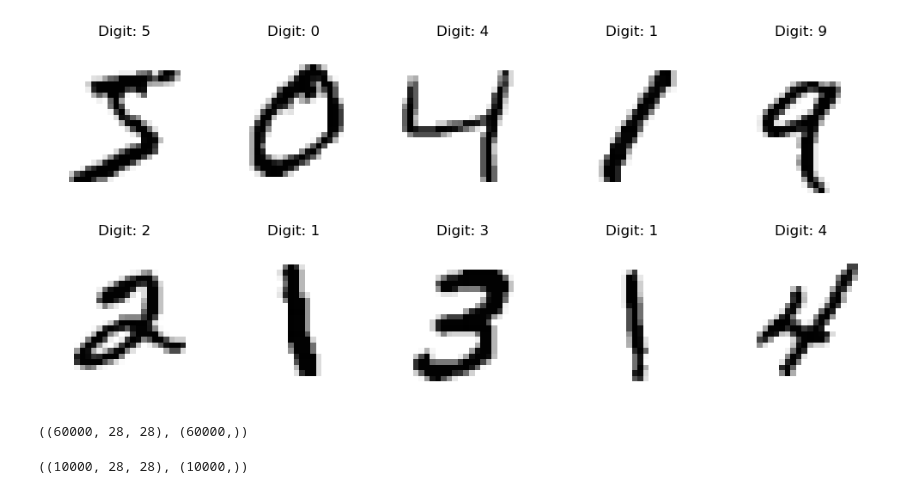
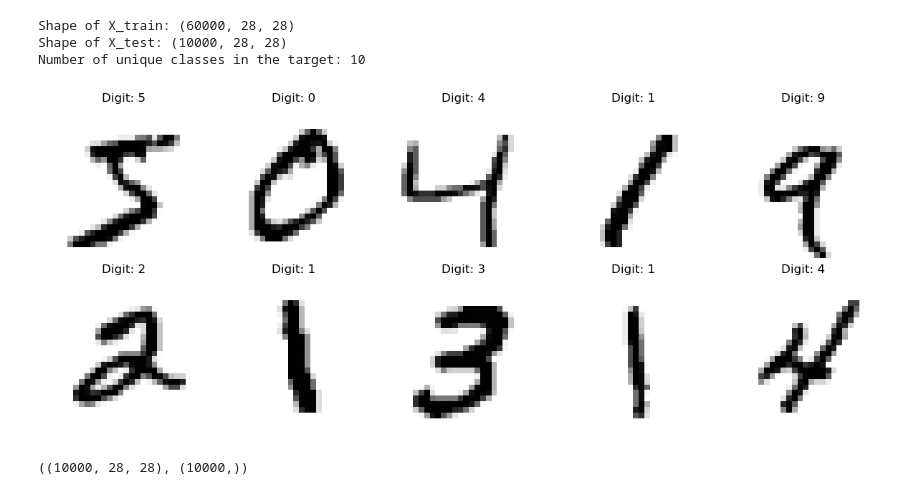
Before and after one commit to adars124/ML-practice, a Jupyter notebook: extras/HandwrittenDigitPrediction.ipynb, the cells around one changed output. Cells and saved outputs as stored; diff of their text form; code cells hidden in the pictures.

```diff
--- a/extras/HandwrittenDigitPrediction.ipynb
+++ b/extras/HandwrittenDigitPrediction.ipynb
@@ -23,25 +24,28 @@ data = mnist.load_data()
 # Normalize the data
 X_train = X_train / 255.0
 X_test = X_test / 255.0
+# %%
+print(f"Shape of X_train: {X_train.shape}")
+print(f"Shape of X_test: {X_test.shape}")
+print(f"Number of unique classes in the target: {len(np.unique(y_train))}")
+# %% [output]
+Shape of X_train: (60000, 28, 28)
+Shape of X_test: (10000, 28, 28)
+Number of unique classes in the target: 10
 # %%
 # Plotting the digits
-fig, axes = plt.subplots(2, 5, figsize=(10, 5))
+fig, axes = plt.subplots(2, 5, figsize=(12, 5))
 axes = axes.ravel() # Flatten the array to 1D
 
 for i in range(10):
     axes[i].imshow(X_train[i], cmap=plt.cm.gray_r)
     axes[i].set_title(f"Digit: {y_train[i]}")
     axes[i].axis('off')
 
 plt.tight_layout()
 plt.show()
 # %% [output]
-[figure, old version]
+[figure, new version]
-# %%
-# Checking the size of train dataset
-X_train.shape, y_train.shape
-# %% [output]
-((60000, 28, 28), (60000,))
 # %%
 # Checking the size of the test dataset
 X_test.shape, y_test.shape
```
Also changed, not shown: parts of 25 cells of this notebook.
